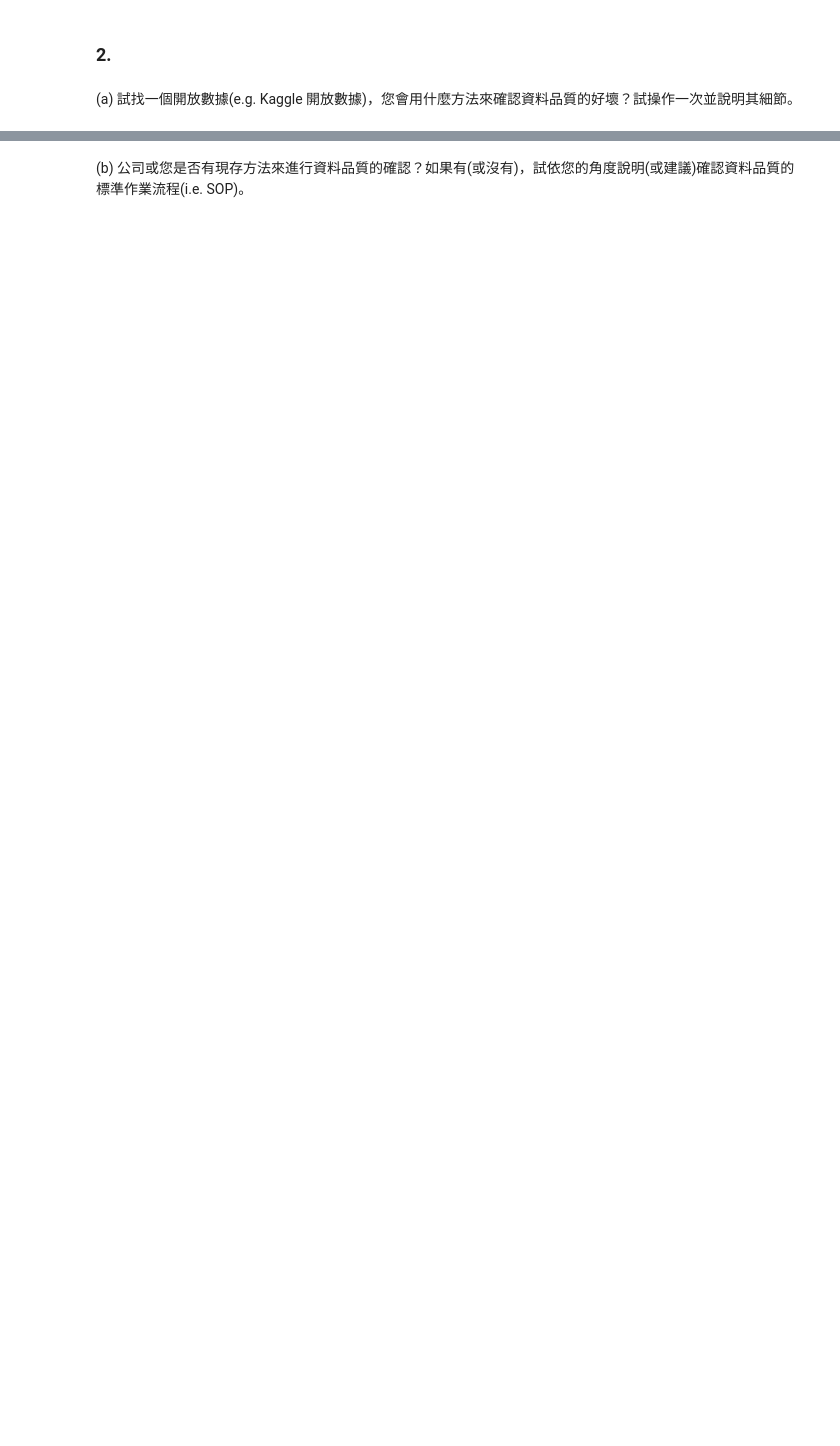
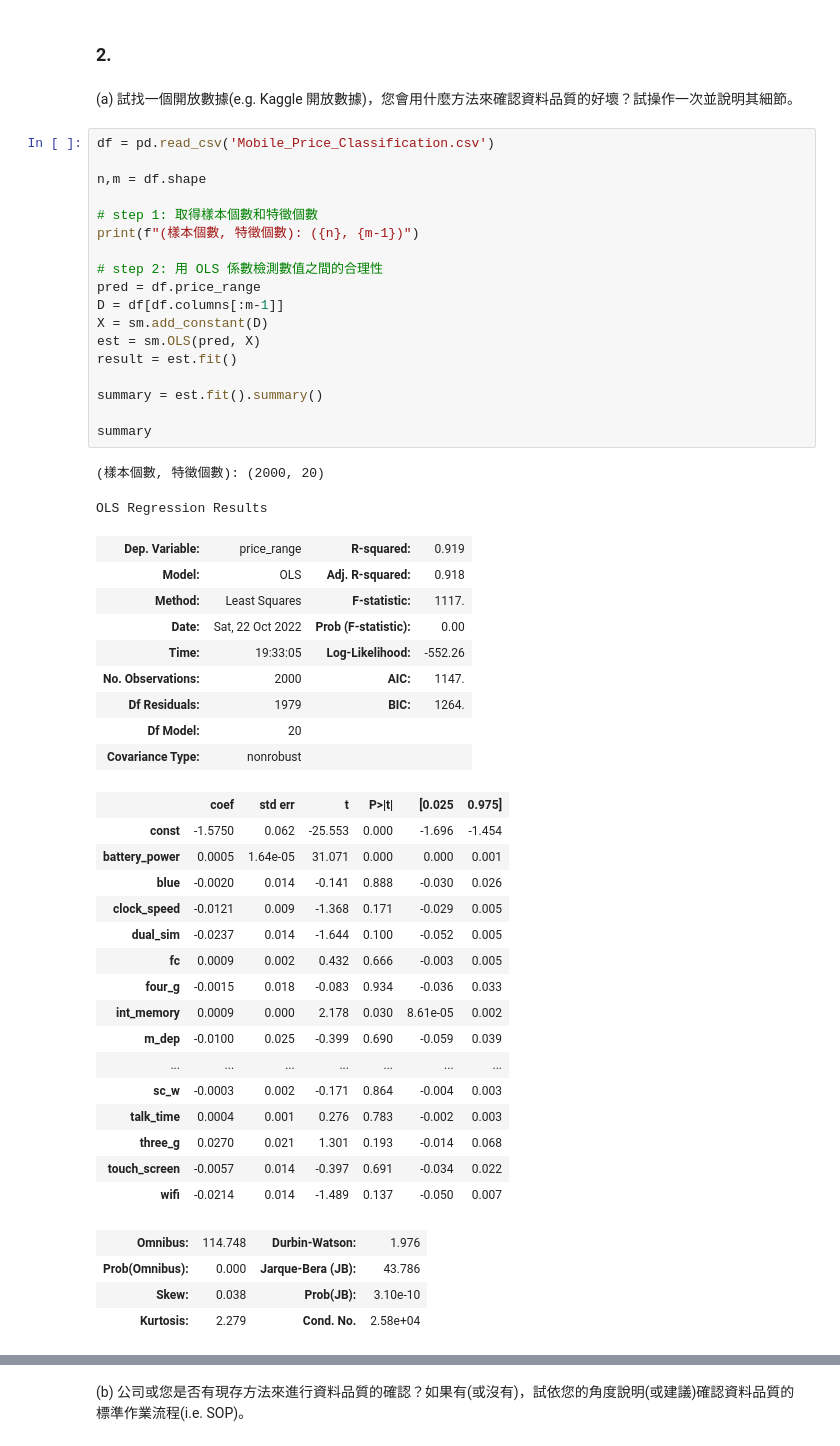
Before and after one commit to qqandy0120/MDS, a Jupyter notebook: Assignment2/mds_hw2.ipynb, the cells around one changed output, grey strips where cells are left out. Cells and saved outputs as stored; diff of their text form; blank space fills up the shorter version.

```diff
--- a/Assignment2/mds_hw2.ipynb
+++ b/Assignment2/mds_hw2.ipynb
@@ -19,3 +53,53 @@
 ### 2.
 # %% [markdown]
 (a) 試找一個開放數據(e.g. Kaggle 開放數據)，您會用什麼方法來確認資料品質的好壞？試操作一次並說明其細節。
+# %%
+df = pd.read_csv('Mobile_Price_Classification.csv')
+
+n,m = df.shape
+
+# step 1: 取得樣本個數和特徵個數
+print(f"(樣本個數, 特徵個數): ({n}, {m-1})")
+
+# step 2: 用 OLS 係數檢測數值之間的合理性
+pred = df.price_range
+D = df[df.columns[:m-1]]
+X = sm.add_constant(D)
+est = sm.OLS(pred, X)
+result = est.fit()
+
+summary = est.fit().summary()
+
+summary
+# %% [output]
+(樣本個數, 特徵個數): (2000, 20)
+OLS Regression Results
+| Dep. Variable: | price_range | R-squared: | 0.919 |
+| Model: | OLS | Adj. R-squared: | 0.918 |
+| Method: | Least Squares | F-statistic: | 1117. |
+| Date: | Sat, 22 Oct 2022 | Prob (F-statistic): | 0.00 |
+| Time: | 19:33:05 | Log-Likelihood: | -552.26 |
+| No. Observations: | 2000 | AIC: | 1147. |
+| Df Residuals: | 1979 | BIC: | 1264. |
+| Df Model: | 20 |  |  |
+| Covariance Type: | nonrobust |  |  |
+|  | coef | std err | t | P>|t| | [0.025 | 0.975] |
+| const | -1.5750 | 0.062 | -25.553 | 0.000 | -1.696 | -1.454 |
+| battery_power | 0.0005 | 1.64e-05 | 31.071 | 0.000 | 0.000 | 0.001 |
+| blue | -0.0020 | 0.014 | -0.141 | 0.888 | -0.030 | 0.026 |
+| clock_speed | -0.0121 | 0.009 | -1.368 | 0.171 | -0.029 | 0.005 |
+| dual_sim | -0.0237 | 0.014 | -1.644 | 0.100 | -0.052 | 0.005 |
+| fc | 0.0009 | 0.002 | 0.432 | 0.666 | -0.003 | 0.005 |
+| four_g | -0.0015 | 0.018 | -0.083 | 0.934 | -0.036 | 0.033 |
+| int_memory | 0.0009 | 0.000 | 2.178 | 0.030 | 8.61e-05 | 0.002 |
+| m_dep | -0.0100 | 0.025 | -0.399 | 0.690 | -0.059 | 0.039 |
+| ... | ... | ... | ... | ... | ... | ... |
+| sc_w | -0.0003 | 0.002 | -0.171 | 0.864 | -0.004 | 0.003 |
+| talk_time | 0.0004 | 0.001 | 0.276 | 0.783 | -0.002 | 0.003 |
+| three_g | 0.0270 | 0.021 | 1.301 | 0.193 | -0.014 | 0.068 |
+| touch_screen | -0.0057 | 0.014 | -0.397 | 0.691 | -0.034 | 0.022 |
+| wifi | -0.0214 | 0.014 | -1.489 | 0.137 | -0.050 | 0.007 |
+| Omnibus: | 114.748 | Durbin-Watson: | 1.976 |
+| Prob(Omnibus): | 0.000 | Jarque-Bera (JB): | 43.786 |
+| Skew: | 0.038 | Prob(JB): | 3.10e-10 |
+| Kurtosis: | 2.279 | Cond. No. | 2.58e+04 |
```
Also changed, not shown: parts of 28 cells of this notebook, 3 other files.
